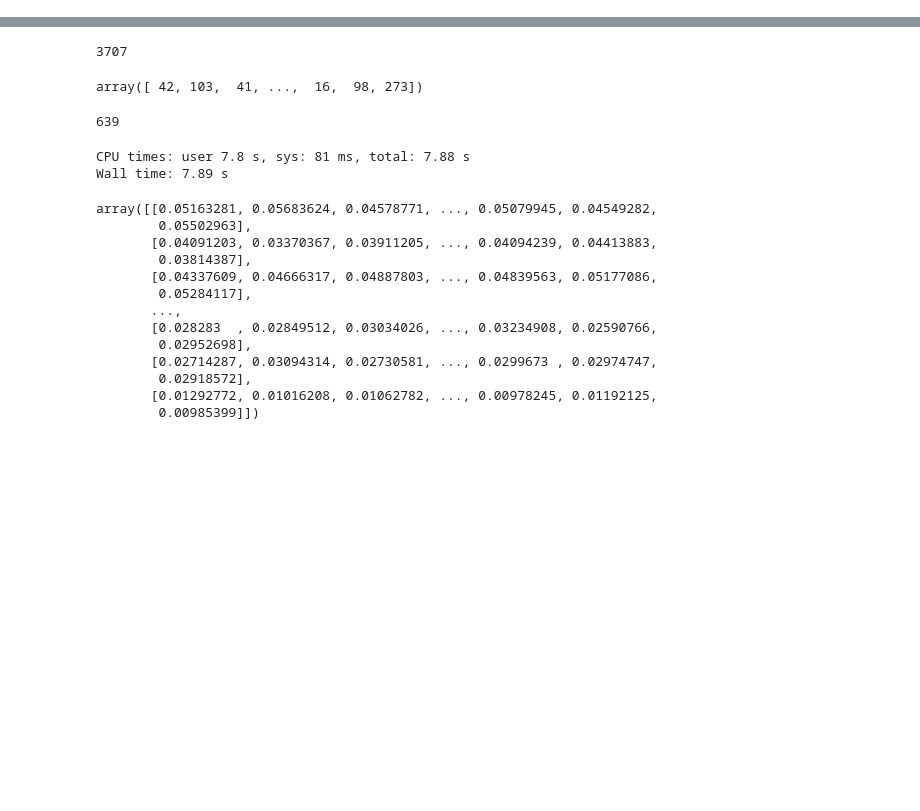
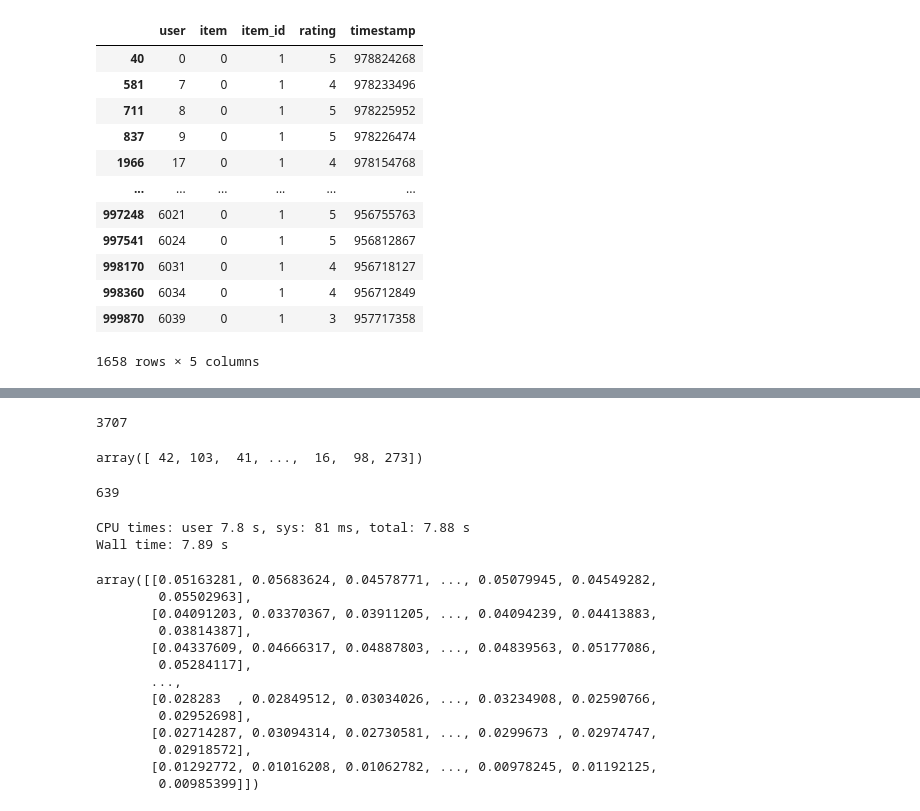
Before and after one commit to andrewsingh/15400-project, a Jupyter notebook: scripts/alt_min.ipynb, the cells around one changed output, grey strips where cells are left out. Saved outputs shown, nothing was run; the diff lists cells and outputs as text; code cells hidden in the pictures; blank space fills up the shorter version.

```diff
--- a/scripts/alt_min.ipynb
+++ b/scripts/alt_min.ipynb
@@ -15 +48,17 @@ num_items = len(full.groupby("item").size())
+# %%
+train[train["item"] == 0]
+# %% [output]
+|  | user | item | item_id | rating | timestamp |
+| 40 | 0 | 0 | 1 | 5 | 978824268 |
+| 581 | 7 | 0 | 1 | 4 | 978233496 |
+| 711 | 8 | 0 | 1 | 5 | 978225952 |
+| 837 | 9 | 0 | 1 | 5 | 978226474 |
+| 1966 | 17 | 0 | 1 | 4 | 978154768 |
+| ... | ... | ... | ... | ... | ... |
+| 997248 | 6021 | 0 | 1 | 5 | 956755763 |
+| 997541 | 6024 | 0 | 1 | 5 | 956812867 |
+| 998170 | 6031 | 0 | 1 | 4 | 956718127 |
+| 998360 | 6034 | 0 | 1 | 4 | 956712849 |
+| 999870 | 6039 | 0 | 1 | 3 | 957717358 |
+1658 rows × 5 columns
 # %%
```
Also changed, not shown: parts of 30 cells of this notebook, 3 other files.
